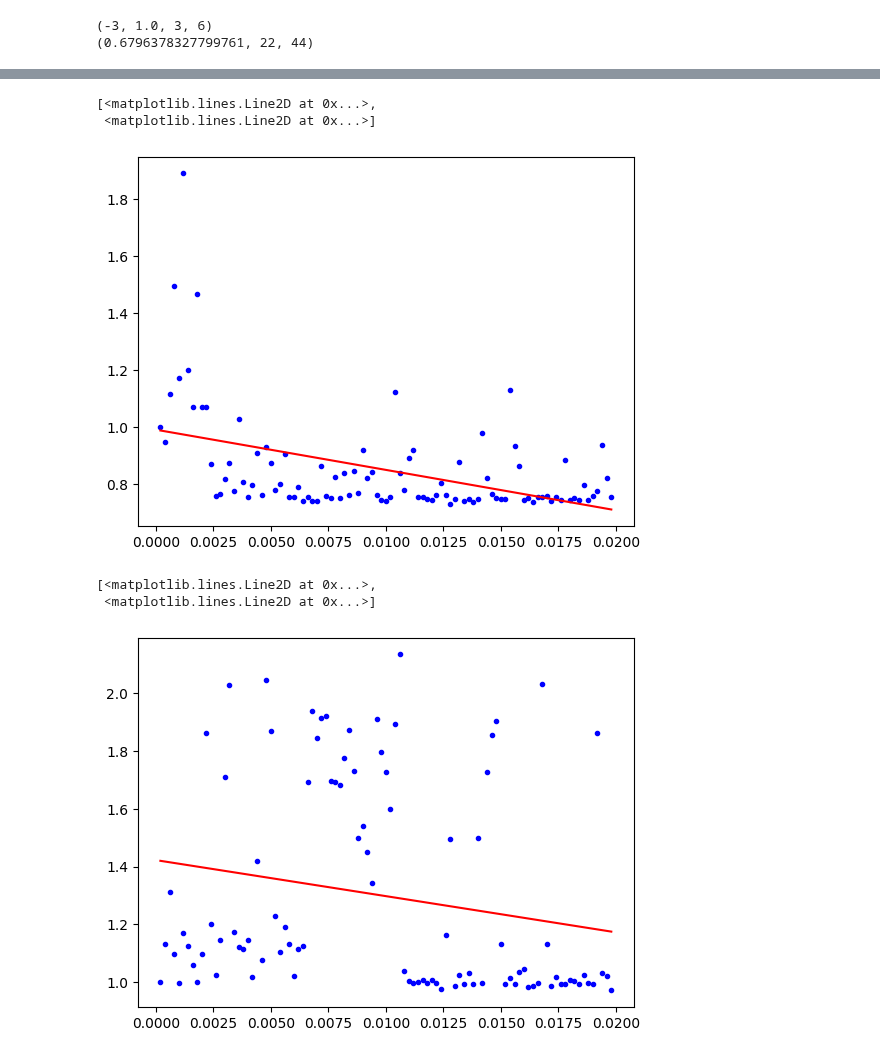
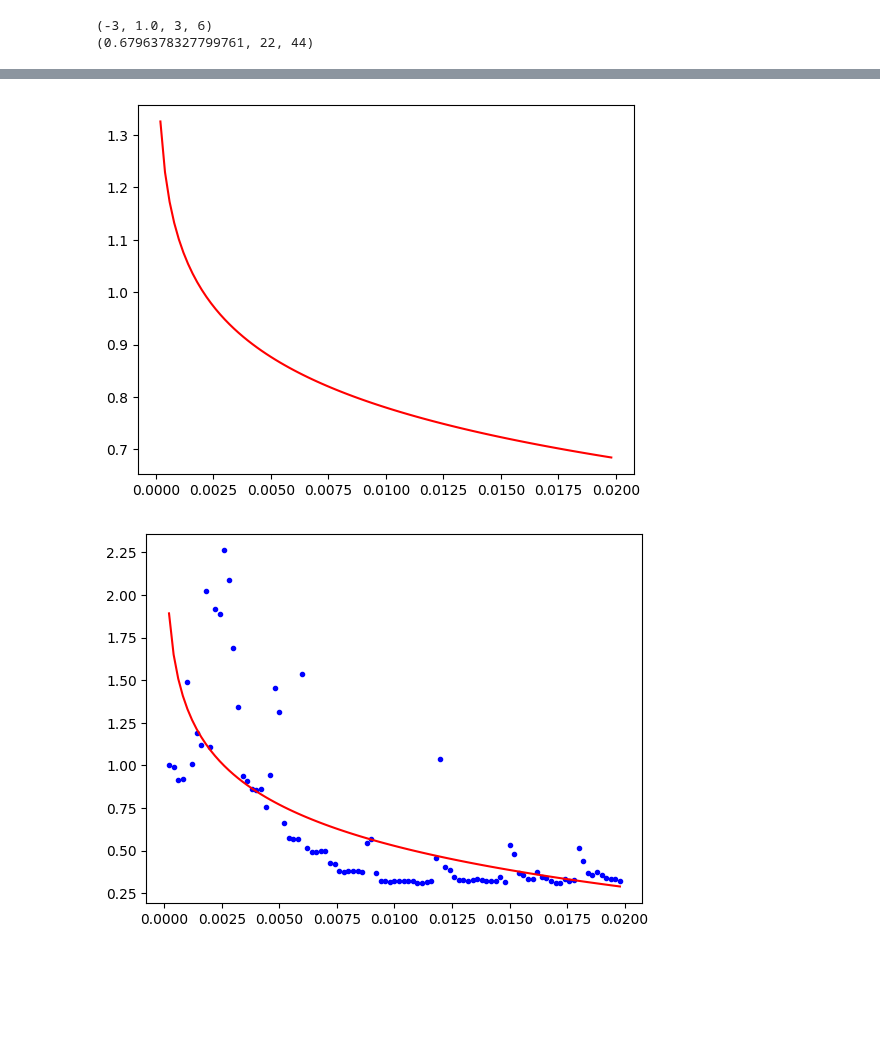
Before and after one commit to daviloncio/repositorio2, a Jupyter notebook: optimizacion_p1.ipynb, the cells around one changed output, grey strips where cells are left out. Cells and saved outputs as stored; diff of their text form; code cells hidden in the pictures; blank space fills up the shorter version.

```diff
--- a/optimizacion_p1.ipynb
+++ b/optimizacion_p1.ipynb
@@ -7,10 +7,14 @@ def funcion2(x):
     return x**2+4*x-6
 def funcion3(x):
     return x**3+ 2*x**2 +10*x -20
+def derivada_f2(x):
+    return 2*x+4
 def funcion4(x):
     return 0.5 + -(x + np.sin(x)) * np.exp(-x**2.0)
 def x_sin_exp(x):
     return 0.5 -(x + np.sin(x)) * np.exp(-x**2.0)
+def derivada_exp(x):
+    return (-1+np.cos(x))*np.exp(-x**2.0) - 2*x * np.exp(-x**2.0) * ( x+np.sin(x))
 
 
 
@@ -81,7 +85,7 @@ def bisection(f: callable, a: float, b: float, tol=0.001, maxiter=100)-> tuple[f
         raise Exception('se ha superado el número máximo de iteraciones')
 
 
-print(bisection(funcion4,-3,3))
+
 def regula_falsi(f: callable, a: float, b: float, tol=0.001, maxiter=100)-> tuple[float, int]:
     nit = 0
     a,b = root_bracket(f,a,b)
@@ -101,8 +105,7 @@ def regula_falsi(f: callable, a: float, b: float, tol=0.001, maxiter=100)-> tupl
         else:
             b,f_b=x_new,f_x_new
 
-print('aaaaaa')
-print(regula_falsi(funcion4,-3,3))
+
 
 def secant(f: callable, a: float, b: float, tol=0.001, maxiter=100)-> tuple[float, int]:
     nit = 0
@@ -130,7 +133,5 @@ def secant(f: callable, a: float, b: float, tol=0.001, maxiter=100)-> tuple[floa
 
     if nit>maxiter:
         return a,b
-
-print(secant(funcion4,-3,3))
 # %% [output]
 (2, 3.4000000000000012)
@@ -304,5 +296,5 @@ plt.plot(l_dims,l_timings)
 # %%
-
+from scipy.optimize import newton ; from matplotlib import pyplot as plt
 l_timings = []
 for i in range(1,100):
     dim = i/5000
@@ -311,7 +303,7 @@ for i in range(1,100):
     l_timings.append([dim, timings.best])
 a_timings = np.array(l_timings)
 
-
+guardar_tiempos_ejecucion=[]
 from scipy.optimize import curve_fit
 
 
@@ -325,4 +317,7 @@ plt.plot(x, y, 'b.',
 x, tofit(x, pars[0], pars[1]), 'r-')
 plt.xlabel('tol')
 plt.ylabel('normalización tiempo ejecución')
+
+tiempos_newton=(x, tofit(x, pars[0], pars[1]), 'c-')
+guardar_tiempos_ejecucion.append(tiempos_newton)
 # %% [output]
@@ -344,11 +338,12 @@ from scipy.optimize import curve_fit
 
 
 def tofit(x, a, b):
-    return a*funcion2(x) + b
+    return a*np.log(x) + b
 x = a_timings[: , 0]
 y = a_timings[: , 1]
 y = y / y[0] #normalizar timings
 pars, _ = curve_fit(tofit, x, y)
 plt.plot(x, y, 'b.',
 x, tofit(x, pars[0], pars[1]), 'r-')
+guardar_tiempos_ejecucion.append((x, tofit(x, pars[0], pars[1]), 'y-'))
 # %% [output]
@@ -371,42 +364,43 @@ from scipy.optimize import curve_fit
 
 
 def tofit(x, a, b):
-    return a*funcion2(x) + b
+    return a*np.log(x) + b
 x = a_timings[: , 0]
 y = a_timings[: , 1]
 y = y / y[0] #normalizar timings
+
 pars, _ = curve_fit(tofit, x, y)
-plt.plot(x, y, 'b.',
+plt.plot(  #b- para quitar los pts azules  #x, y, 'b-',
 x, tofit(x, pars[0], pars[1]), 'r-')
+
+guardar_tiempos_ejecucion.append((x, tofit(x, pars[0], pars[1]), 'r-'))
 # %% [output]
-[<matplotlib.lines.Line2D at 0x...>,
- <matplotlib.lines.Line2D at 0x...>]
-[figure, old version]
+[figure, new version]
 # %%
 
 from scipy.optimize import brentq
 l_timings = []
 for i in range(1,100):
     dim = i/5000
 
     timings = %timeit -o -n 10 -r 5 -q brentq(funcion2,b=3,a=-3,xtol=dim)
     l_timings.append([dim, timings.best])
 a_timings = np.array(l_timings)
 
 
 from scipy.optimize import curve_fit
 
 
 def tofit(x, a, b):
-    return a*funcion2(x) + b
+    return a*np.log(x) + b
 x = a_timings[: , 0]
 y = a_timings[: , 1]
 y = y / y[0] #normalizar timings
 pars, _ = curve_fit(tofit, x, y)
 plt.plot(x, y, 'b.',
 x, tofit(x, pars[0], pars[1]), 'r-')
 #plt.ylabel('')
+
+guardar_tiempos_ejecucion.append((x, tofit(x, pars[0], pars[1]), 'k-'))
 # %% [output]
-[<matplotlib.lines.Line2D at 0x...>,
- <matplotlib.lines.Line2D at 0x...>]
-[figure, old version]
+[figure, new version]
```
Also changed, not shown: parts of 6 cells of this notebook.
